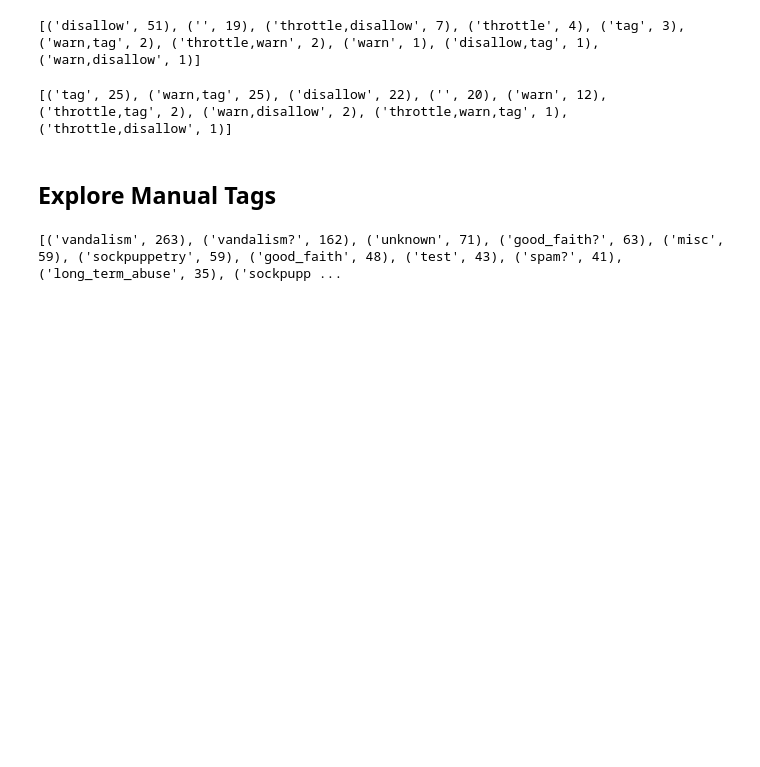
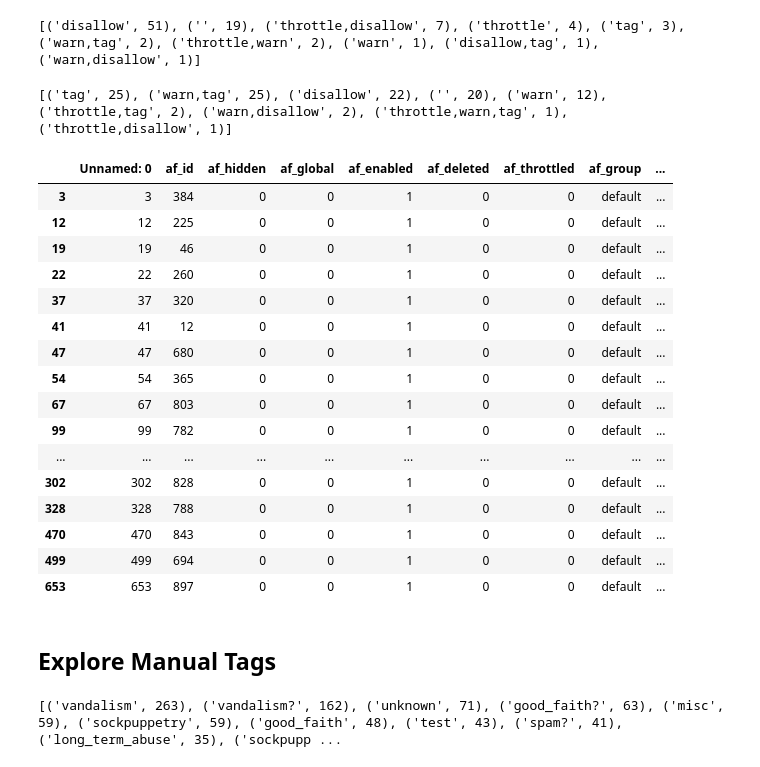
Before and after one commit to lusy/wikifilters, a Jupyter notebook: src/explore.ipynb, the cells around one changed output. Cells and saved outputs as stored; diff of their text form; code cells hidden in the pictures; blank space fills up the shorter version.

Commit message:
Check active public filters set to disallow; and these labeled "good faith"

```diff
--- a/src/explore.ipynb
+++ b/src/explore.ipynb
@@ -107,6 +108,27 @@ active_public = df.query('af_hidden==0 and af_enabled==1')
 print(collections.Counter(list(active_public['af_actions'].fillna(''))).most_common())
 # %% [output]
 [('tag', 25), ('warn,tag', 25), ('disallow', 22), ('', 20), ('warn', 12), ('throttle,tag', 2), ('warn,disallow', 2), ('throttle,warn,tag', 1), ('throttle,disallow', 1)]
+# %%
+#TODO: all ids of active public filters set to disallow
+active_public[active_public['af_actions'].fillna('').str.contains('disallow')]
+# %% [output]
+|  | Unnamed: 0 | af_id | af_hidden | af_global | af_enabled | af_deleted | af_throttled | af_group | ... |
+| 3 | 3 | 384 | 0 | 0 | 1 | 0 | 0 | default | ... |
+| 12 | 12 | 225 | 0 | 0 | 1 | 0 | 0 | default | ... |
+| 19 | 19 | 46 | 0 | 0 | 1 | 0 | 0 | default | ... |
+| 22 | 22 | 260 | 0 | 0 | 1 | 0 | 0 | default | ... |
+| 37 | 37 | 320 | 0 | 0 | 1 | 0 | 0 | default | ... |
+| 41 | 41 | 12 | 0 | 0 | 1 | 0 | 0 | default | ... |
+| 47 | 47 | 680 | 0 | 0 | 1 | 0 | 0 | default | ... |
+| 54 | 54 | 365 | 0 | 0 | 1 | 0 | 0 | default | ... |
+| 67 | 67 | 803 | 0 | 0 | 1 | 0 | 0 | default | ... |
+| 99 | 99 | 782 | 0 | 0 | 1 | 0 | 0 | default | ... |
+| ... | ... | ... | ... | ... | ... | ... | ... | ... | ... |
+| 302 | 302 | 828 | 0 | 0 | 1 | 0 | 0 | default | ... |
+| 328 | 328 | 788 | 0 | 0 | 1 | 0 | 0 | default | ... |
+| 470 | 470 | 843 | 0 | 0 | 1 | 0 | 0 | default | ... |
+| 499 | 499 | 694 | 0 | 0 | 1 | 0 | 0 | default | ... |
+| 653 | 653 | 897 | 0 | 0 | 1 | 0 | 0 | default | ... |
 # %% [markdown]
 ## Explore Manual Tags
 # %%
```
Also changed, not shown: parts of 4 cells of this notebook.
